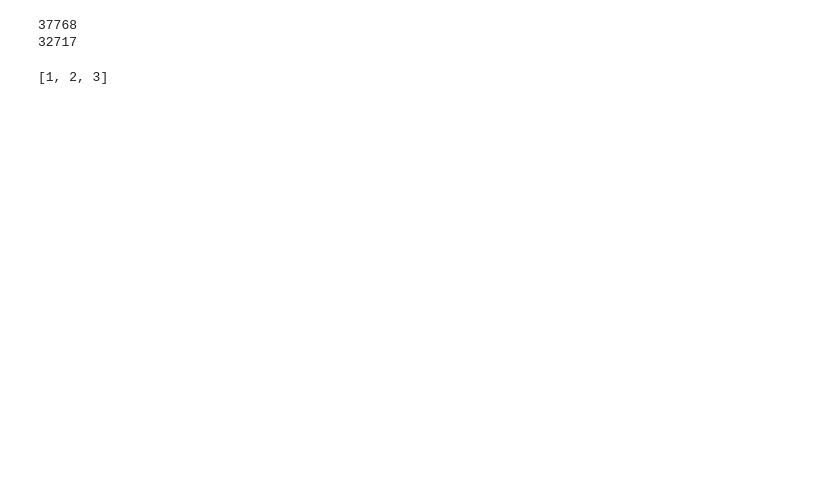
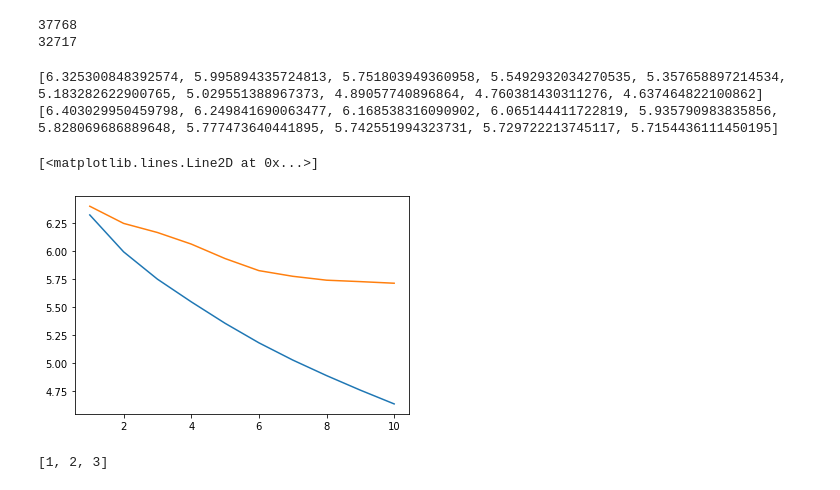
Before and after one commit to specfazhou/coding_for_transformer, a Jupyter notebook: transformer_de_it.ipynb, the cells around one changed output. Saved outputs shown, nothing was run; the diff lists cells and outputs as text; code cells hidden in the pictures; blank space fills up the shorter version.

```diff
--- a/transformer_de_it.ipynb
+++ b/transformer_de_it.ipynb
@@ -268,13 +268,43 @@ def train_epoch(model, optimizer):
         losses += loss.item()
 
     return losses / len(train_dataloader)
+
+def evaluate(model):
+    model.eval()
+    losses = 0
+
+    val_iter = IWSLT2017(split='valid', language_pair=(SRC_LANGUAGE, TGT_LANGUAGE))
+    val_dataloader = DataLoader(val_iter, batch_size=BATCH_SIZE, collate_fn=collate_fn)
+
+    for src, tgt in val_dataloader:
+        src = src.to(DEVICE)
+        tgt = tgt.to(DEVICE)
+
+        tgt_input = tgt[:-1, :]
+
+        src_mask, tgt_mask, src_padding_mask, tgt_padding_mask = create_mask(src, tgt_input)
+
+        logits = model(src, tgt_input, src_mask, tgt_mask,src_padding_mask, tgt_padding_mask, src_padding_mask)
+
+        tgt_out = tgt[1:, :]
+        loss = loss_fn(logits.reshape(-1, logits.shape[-1]), tgt_out.reshape(-1))
+        losses += loss.item()
+
+    return losses / len(val_dataloader)
 # %%
 from timeit import default_timer as timer
 NUM_EPOCHS = 10
+
+train_losses_list = []
+valid_losses_list = []
+epoch_log = [1,2,3,4,5,6,7,8,9,10]
 
 for epoch in range(1, NUM_EPOCHS+1):
     start_time = timer()
     train_loss = train_epoch(transformer, optimizer)
     end_time = timer()
-    print((f"Epoch: {epoch}, Train loss: {train_loss:.3f}, "f"Epoch time = {(end_time - start_time):.3f}s"))
+    val_loss = evaluate(transformer)
+    print((f"Epoch: {epoch}, Train loss: {train_loss:.3f}, Val loss: {val_loss:.3f}, "f"Epoch time = {(end_time - start_time):.3f}s"))
+    train_losses_list.append(train_loss)
+    valid_losses_list.append(val_loss)
 # %% [output]
@@ -294,6 +324,19 @@ print(TGT_VOCAB_SIZE)
 # %% [output]
 37768
 32717
+# %%
+print(train_losses_list)
+print(valid_losses_list)
+# %% [output]
+[6.325300848392574, 5.995894335724813, 5.751803949360958, 5.5492932034270535, 5.357658897214534, 5.183282622900765, 5.029551388967373, 4.89057740896864, 4.760381430311276, 4.637464822100862]
+[6.403029950459798, 6.249841690063477, 6.168538316090902, 6.065144411722819, 5.935790983835856, 5.828069686889648, 5.777473640441895, 5.742551994323731, 5.729722213745117, 5.7154436111450195]
+# %%
+import matplotlib.pyplot as plt
+plt.plot( epoch_log, train_losses_list)
+plt.plot( epoch_log, valid_losses_list)
+# %% [output]
+[<matplotlib.lines.Line2D at 0x...>]
+[figure, added]
 # %%
 path = "./drive/MyDrive/Colab Notebooks/transformer_de_it.ipynb"
 torch.save(transformer.state_dict(), path)
```
Also changed, not shown: parts of 2 cells of this notebook.
